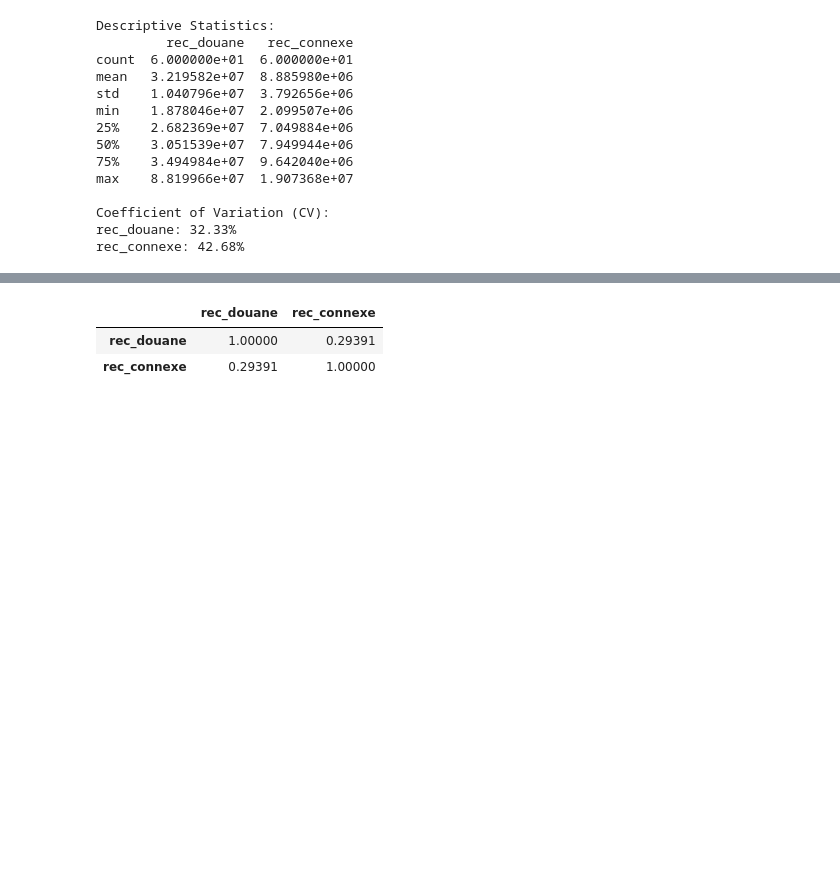
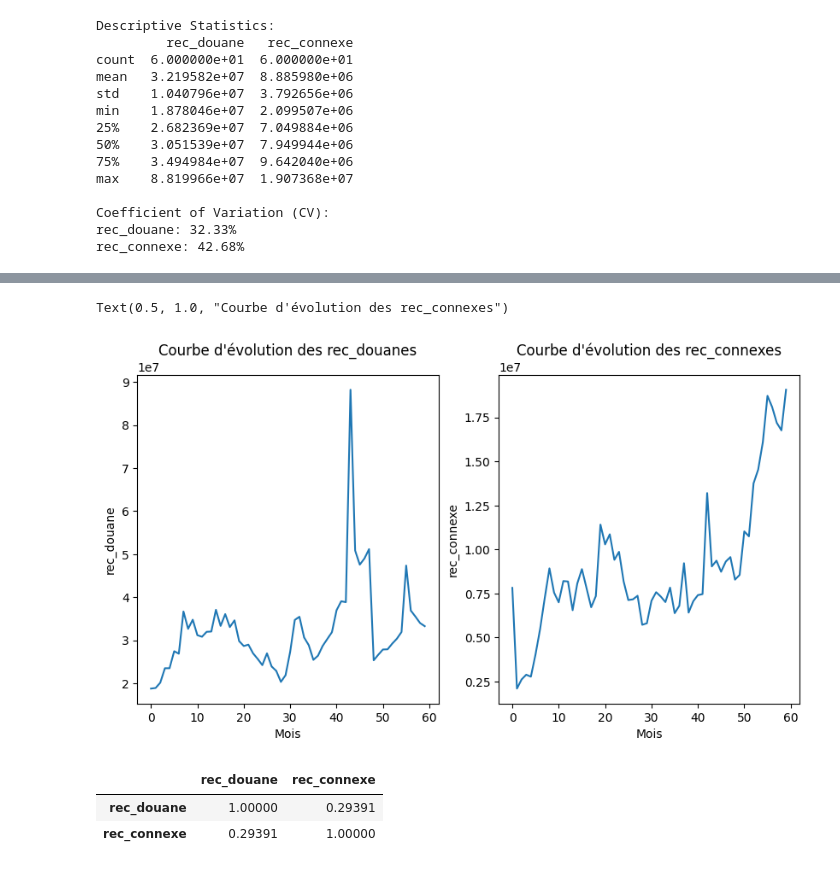
Before and after one commit to Pinto-Katende-Jonathan/SimpleDescriptiveStat, a Jupyter notebook: analyse.ipynb, the cells around one changed output, grey strips where cells are left out. Drawn from its saved outputs; the diff is of its cells as text; code cells hidden in the pictures; blank space fills up the shorter version.

```diff
--- a/analyse.ipynb
+++ b/analyse.ipynb
@@ -561,3 +576,25 @@ rec_connexe: 42.68%
+# %%
+# Get the values for rec_douane and rec_connexe
+rec_douane_values = df_copy["rec_douane"].values
+rec_connexe_values = df_copy["rec_connexe"].values
+
+# Create separate bar plots for rec_douane and rec_connexe
+plt.figure(figsize=(10, 5))
+
+plt.subplot(1, 2, 1)
+plt.plot(range(len(rec_douane_values)), rec_douane_values)
+plt.xlabel("Mois")
+plt.ylabel("rec_douane")
+plt.title("Courbe d'évolution des rec_douanes")
+
+plt.subplot(1, 2, 2)
+plt.plot(range(len(rec_connexe_values)), rec_connexe_values)
+plt.xlabel("Mois")
+plt.ylabel("rec_connexe")
+plt.title("Courbe d'évolution des rec_connexes")
+# %% [output]
+Text(0.5, 1.0, "Courbe d'évolution des rec_connexes")
+[figure, added]
 # %%
 df_copy.iloc[:, 2:].corr()
 # %% [output]
```
Also changed, not shown: parts of 2 cells of this notebook.
